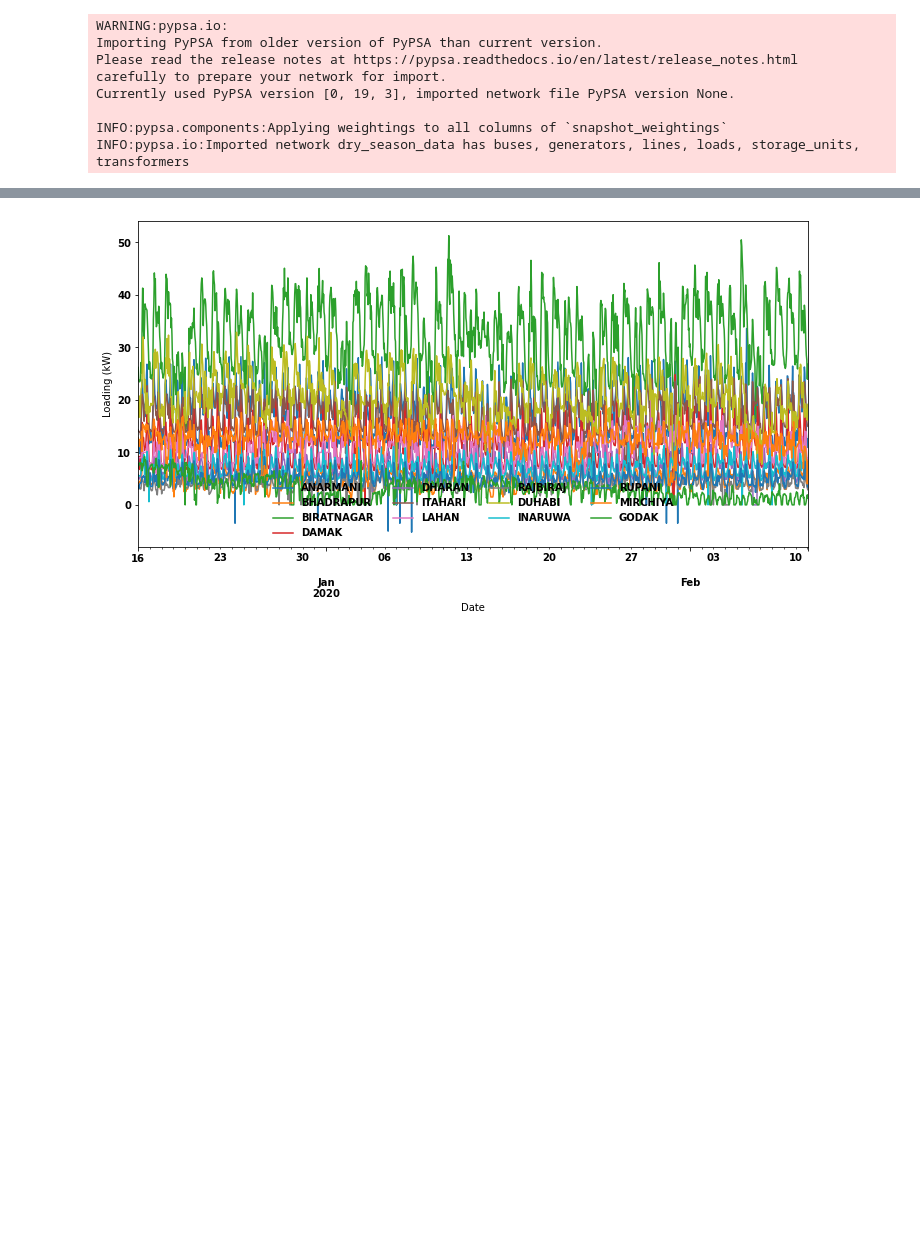
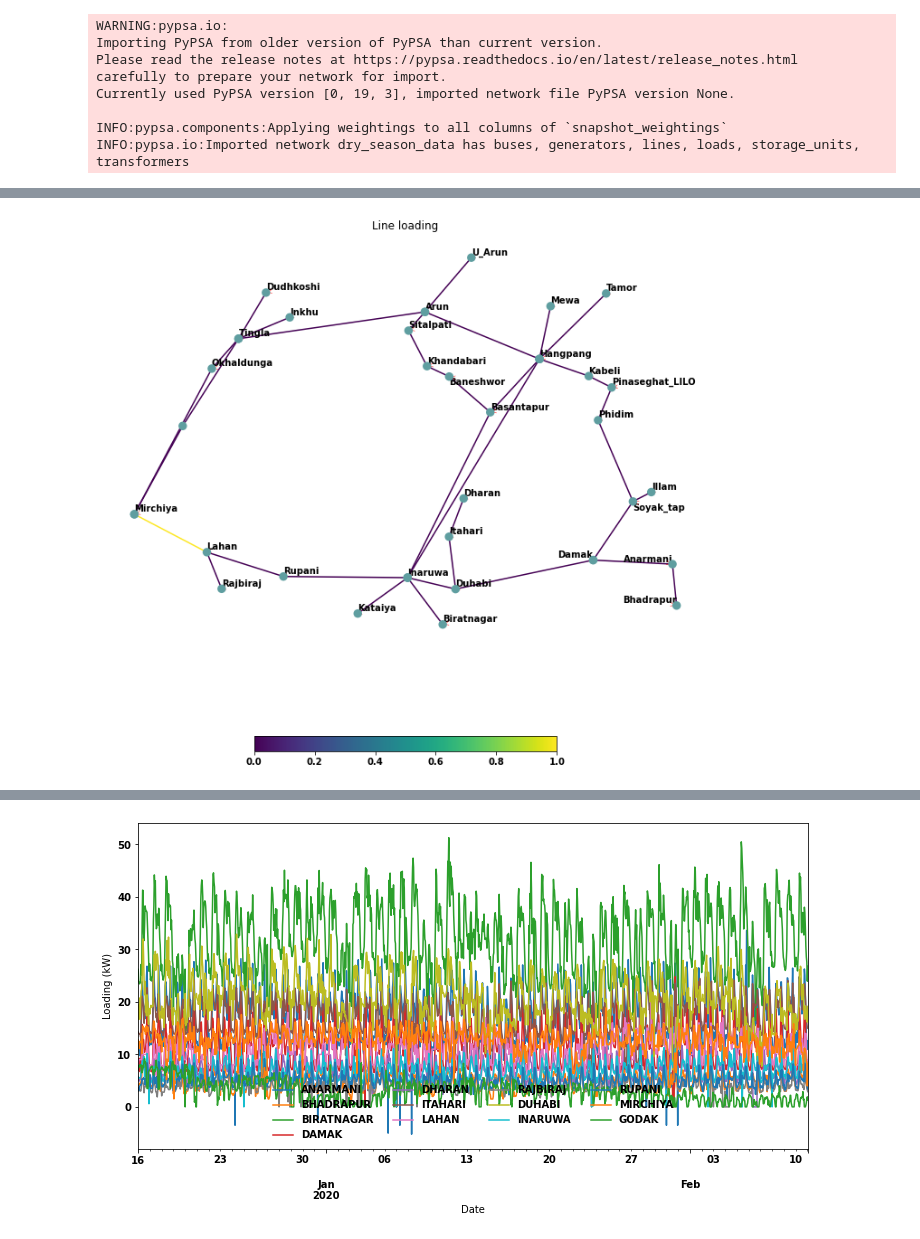
Before and after one commit to deependran7/grid_optimization, a Jupyter notebook: Optimal_power_flow_bus.ipynb, the cells around one changed output, grey strips where cells are left out. Cells and saved outputs as stored; diff of their text form; code cells hidden in the pictures; blank space fills up the shorter version.

```diff
--- a/Optimal_power_flow_bus.ipynb
+++ b/Optimal_power_flow_bus.ipynb
@@ -123,0 +120,10 @@ INFO:pypsa.pf:Newton-Raphson solved in 3 iterations with error of 0.000000 in 0.
+# %%
+#loading for the first snapshot
+
+loading = network.lines_t.p0.iloc[0]
+fig,ax = plt.subplots( figsize=(12,12))
+cmap = matplotlib.colormaps['viridis']
+im = network.plot(bus_sizes=0.0002,ax=ax,line_colors=abs(loading),line_cmap=cmap,title="Line loading")
+cbar = plt.colorbar(im[1],location = 'bottom',shrink = 0.5)
+Show_text()
+# %% [output]
@@ -124,3 +131,4 @@ INFO:pypsa.pf:Newton-Raphson solved in 3 iterations with error of 0.000000 in 0.
+[figure, added]
 # %%
 #active power generation for first snapshot
 fig,ax = plt.subplots(1,1)
```
Also changed, not shown: parts of 12 cells of this notebook, 8 other files.
